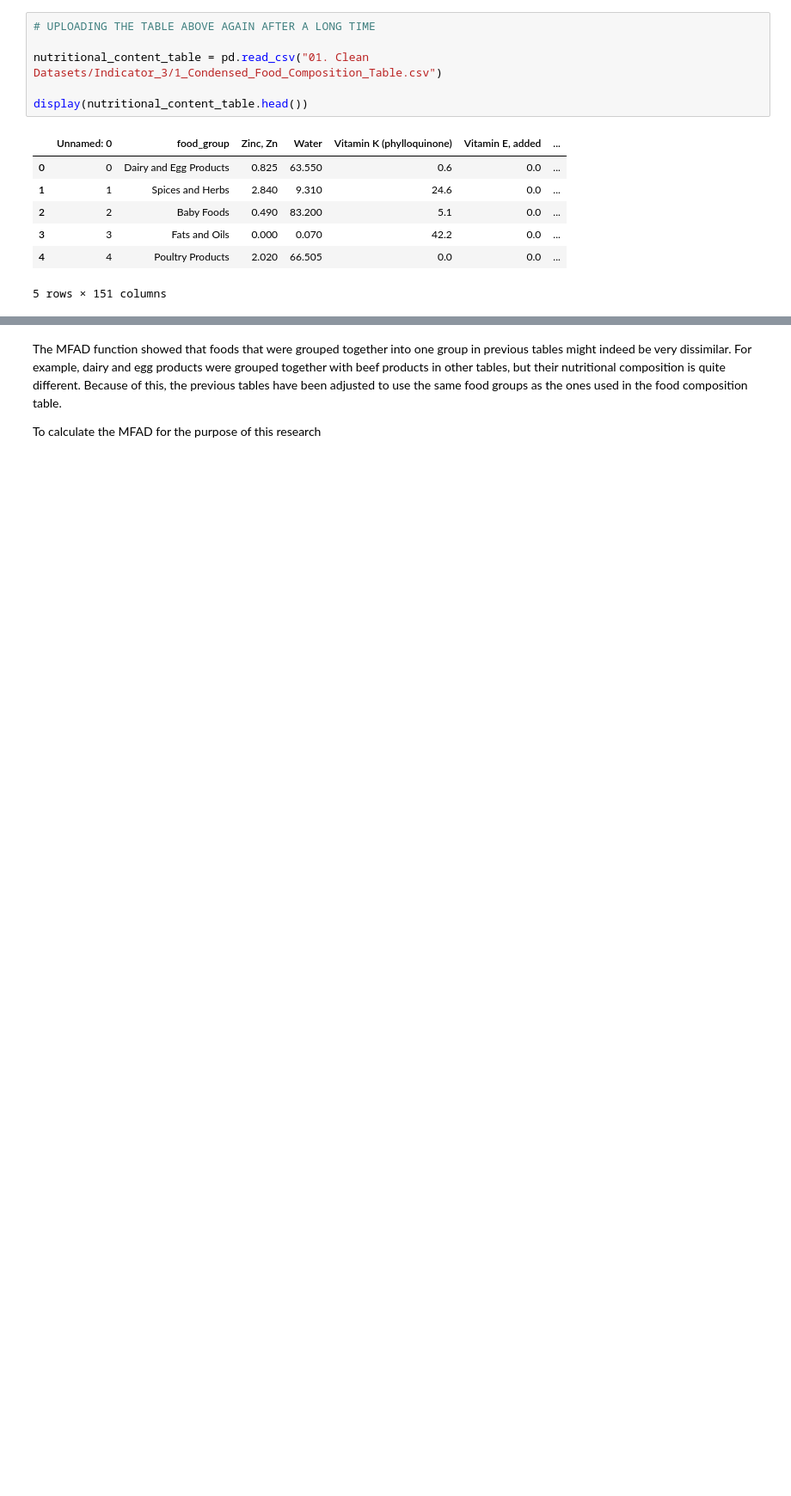
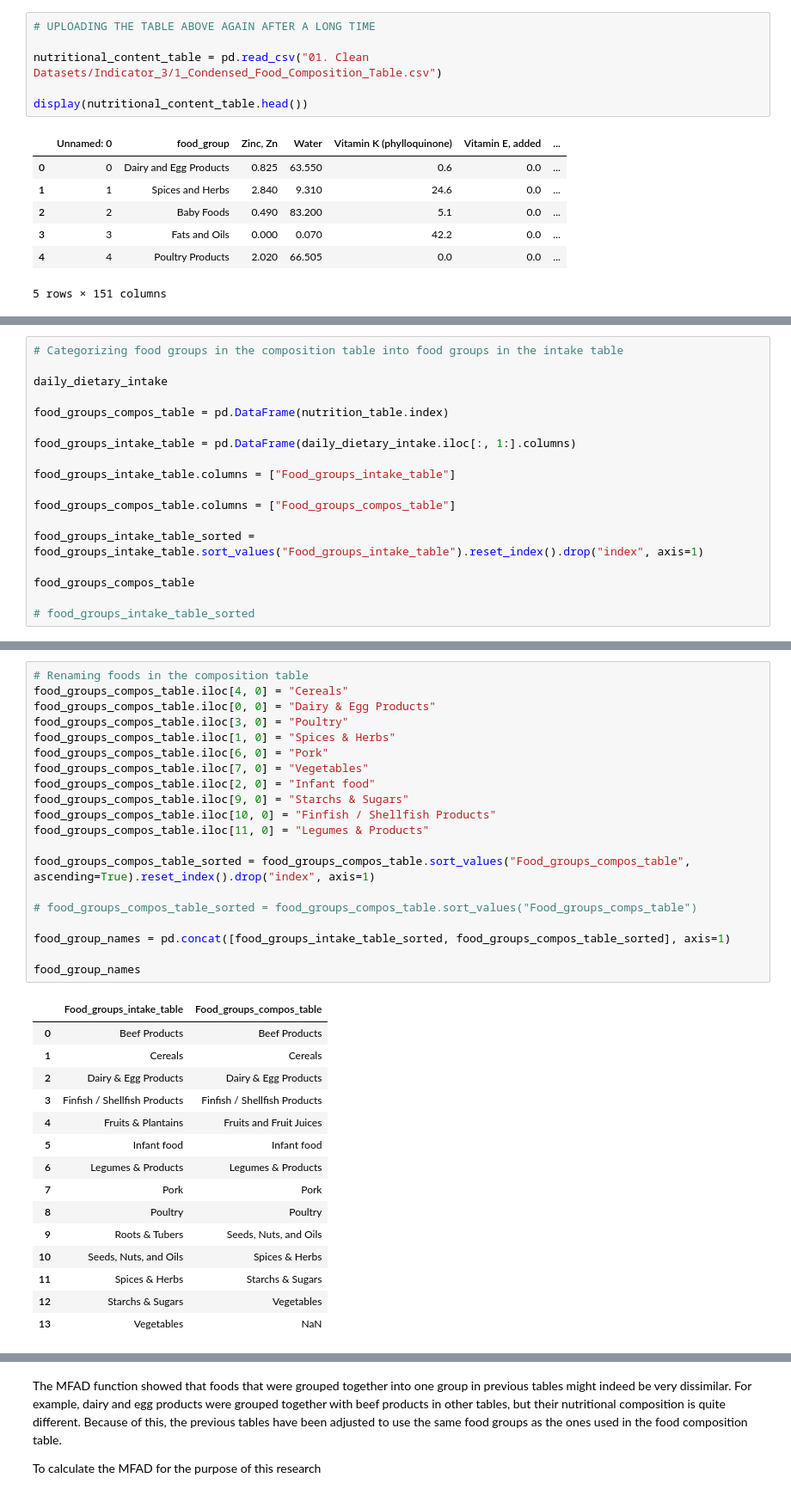
Before and after one commit to DavidMbelwa/thesis, a Jupyter notebook: Materials_and_methods.ipynb, the cells around one changed output, grey strips where cells are left out. Shown at 86% size. Saved outputs shown, nothing was run; the diff lists cells and outputs as text; blank space fills up the shorter version.

```diff
--- a/Materials_and_methods.ipynb
+++ b/Materials_and_methods.ipynb
@@ -1627,0 +1719,18 @@ meat_and_eggs = nutrition_table.loc[['Dairy and Egg Products',
+# %%
+# Categorizing food groups in the composition table into food groups in the intake table
+
+daily_dietary_intake
+
+food_groups_compos_table = pd.DataFrame(nutrition_table.index)
+
+food_groups_intake_table = pd.DataFrame(daily_dietary_intake.iloc[:, 1:].columns)
+
+food_groups_intake_table.columns = ["Food_groups_intake_table"]
+
+food_groups_compos_table.columns = ["Food_groups_compos_table"]
+
+food_groups_intake_table_sorted = food_groups_intake_table.sort_values("Food_groups_intake_table").reset_index().drop("index", axis=1)
+
+food_groups_compos_table
+
+# food_groups_intake_table_sorted
@@ -1627,0 +1752,36 @@ meat_and_eggs = nutrition_table.loc[['Dairy and Egg Products',
+# %%
+# Renaming foods in the composition table
+food_groups_compos_table.iloc[4, 0] = "Cereals"
+food_groups_compos_table.iloc[0, 0] = "Dairy & Egg Products"
+food_groups_compos_table.iloc[3, 0] = "Poultry"
+food_groups_compos_table.iloc[1, 0] = "Spices & Herbs"
+food_groups_compos_table.iloc[6, 0] = "Pork"
+food_groups_compos_table.iloc[7, 0] = "Vegetables"
+food_groups_compos_table.iloc[2, 0] = "Infant food"
+food_groups_compos_table.iloc[9, 0] = "Starchs & Sugars"
+food_groups_compos_table.iloc[10, 0] = "Finfish / Shellfish Products"
+food_groups_compos_table.iloc[11, 0] = "Legumes & Products"
+
+food_groups_compos_table_sorted = food_groups_compos_table.sort_values("Food_groups_compos_table", ascending=True).reset_index().drop("index", axis=1)
+
+# food_groups_compos_table_sorted = food_groups_compos_table.sort_values("Food_groups_comps_table")
+
+food_group_names = pd.concat([food_groups_intake_table_sorted, food_groups_compos_table_sorted], axis=1)
+
+food_group_names
+# %% [output]
+|  | Food_groups_intake_table | Food_groups_compos_table |
+| 0 | Beef Products | Beef Products |
+| 1 | Cereals | Cereals |
+| 2 | Dairy & Egg Products | Dairy & Egg Products |
+| 3 | Finfish / Shellfish Products | Finfish / Shellfish Products |
+| 4 | Fruits & Plantains | Fruits and Fruit Juices |
+| 5 | Infant food | Infant food |
+| 6 | Legumes & Products | Legumes & Products |
+| 7 | Pork | Pork |
+| 8 | Poultry | Poultry |
+| 9 | Roots & Tubers | Seeds, Nuts, and Oils |
+| 10 | Seeds, Nuts, and Oils | Spices & Herbs |
+| 11 | Spices & Herbs | Starchs & Sugars |
+| 12 | Starchs & Sugars | Vegetables |
+| 13 | Vegetables | NaN |
```
Also changed, not shown: parts of 12 cells of this notebook, 9 other files.
